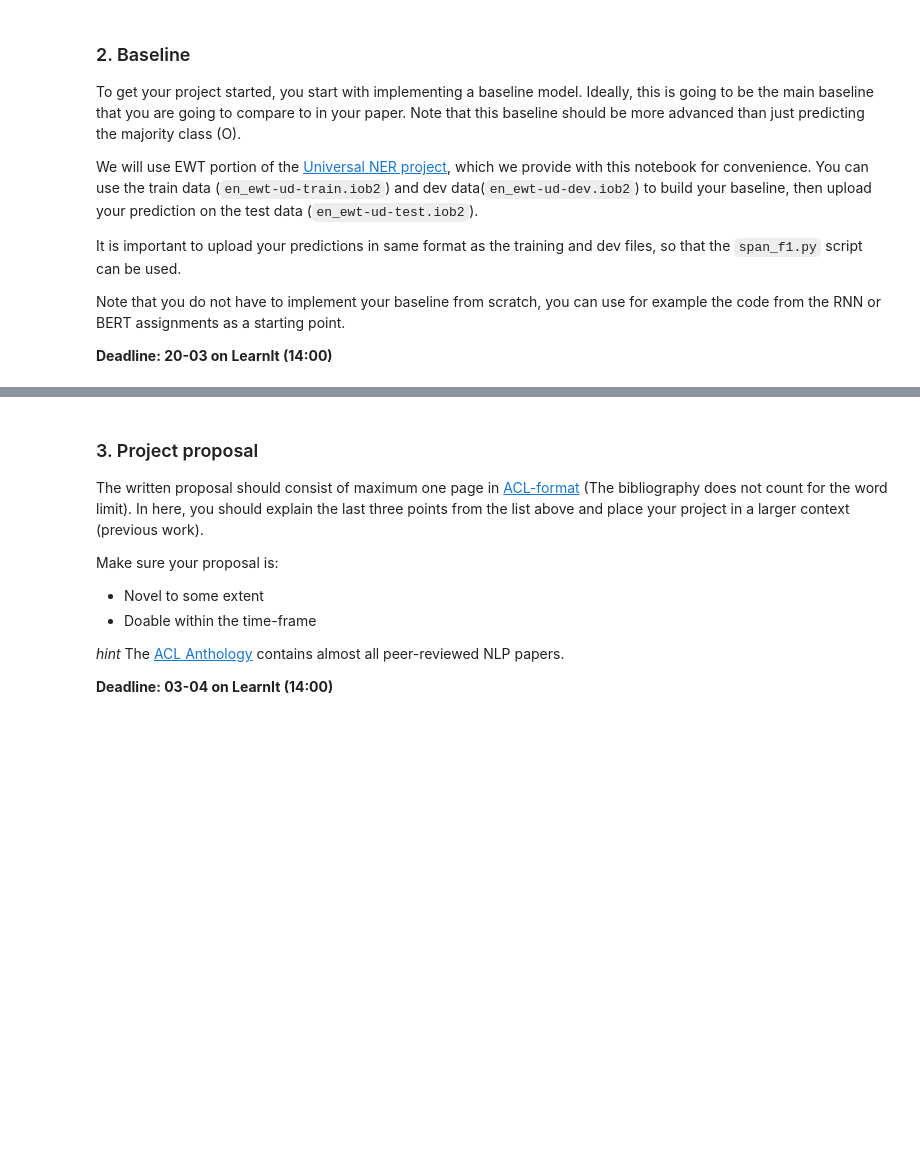
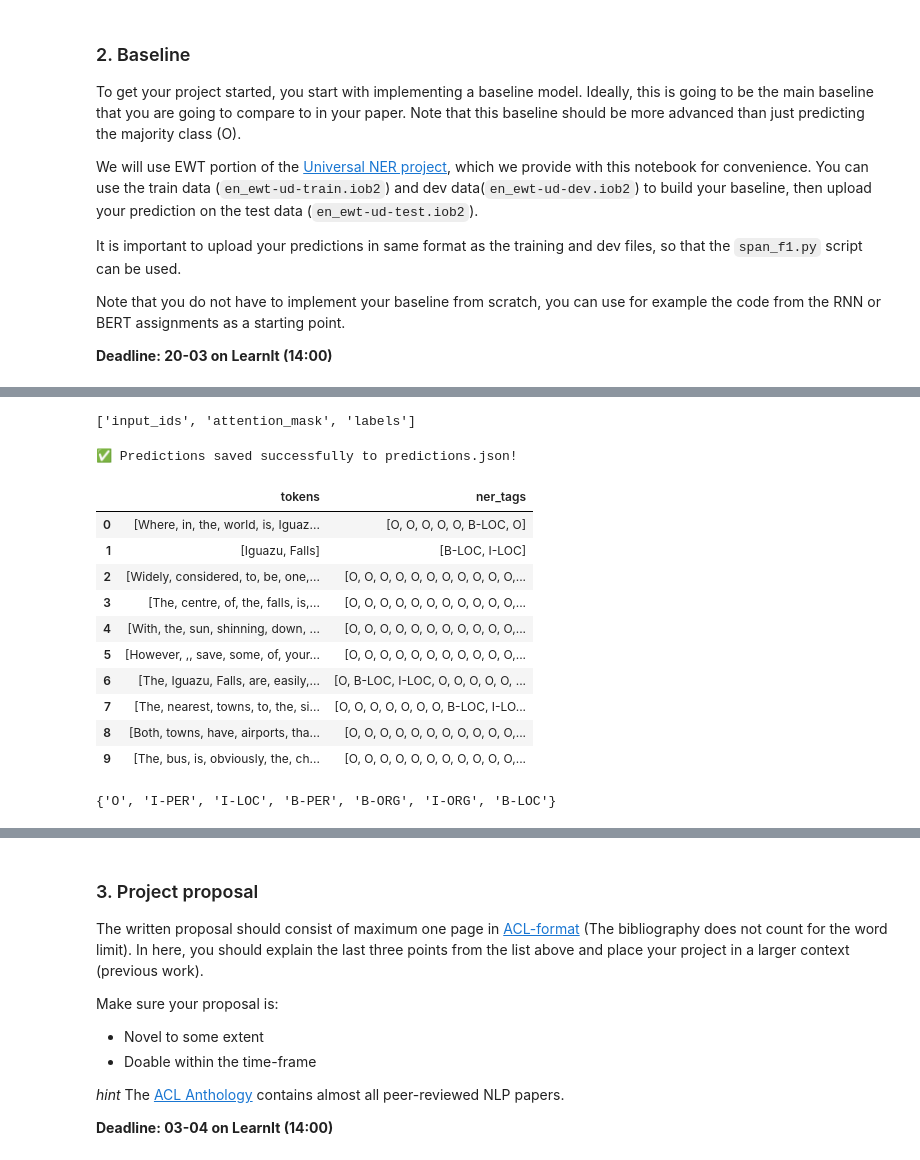
Before and after one commit to kfkfkflmej/NLP_project, a Jupyter notebook: project/project.ipynb, the cells around one changed output, grey strips where cells are left out. Saved outputs shown, nothing was run; the diff lists cells and outputs as text; code cells hidden in the pictures; blank space fills up the shorter version.

Commit message:
trying to implement base model

```diff
--- a/project/project.ipynb
+++ b/project/project.ipynb
@@ -25,0 +362,51 @@ Note that you do not have to implement your baseline from scratch, you can use f
+# %%
+print(small_test_dataset.column_names)
+# %% [output]
+['input_ids', 'attention_mask', 'labels']
+# %%
+# Run inference
+import json
+
+
+model.eval()
+predictions = []
+
+for batch in tqdm(test_dataloader, desc="Predicting"):
+    batch = {key: val.to(device) for key, val in batch.items() if isinstance(val, torch.Tensor)}
+
+    with torch.no_grad():
+        outputs = model(**batch)
+
+    # Convert logits to label indices and ensure they are Python lists
+    preds = torch.argmax(outputs.logits, dim=-1).cpu().numpy().tolist()  # Convert to list
+    predictions.extend(preds)
+
+# Save predictions as a JSON file
+predictions_file = "predictions.json"
+with open(predictions_file, "w") as f:
+    json.dump(predictions, f, indent=4)  # Add indentation for readability
+
+print(f"✅ Predictions saved successfully to {predictions_file}!")
+# %% [output]
+✅ Predictions saved successfully to predictions.json!
+# %%
+import pandas as pd
+df = pd.DataFrame(raw_datasets["train"][:10])  # Show the first 10 training examples
+df
+# %% [output]
+|  | tokens | ner_tags |
+| 0 | [Where, in, the, world, is, Iguaz... | [O, O, O, O, O, B-LOC, O] |
+| 1 | [Iguazu, Falls] | [B-LOC, I-LOC] |
+| 2 | [Widely, considered, to, be, one,... | [O, O, O, O, O, O, O, O, O, O, O,... |
+| 3 | [The, centre, of, the, falls, is,... | [O, O, O, O, O, O, O, O, O, O, O,... |
+| 4 | [With, the, sun, shinning, down, ... | [O, O, O, O, O, O, O, O, O, O, O,... |
+| 5 | [However, ,, save, some, of, your... | [O, O, O, O, O, O, O, O, O, O, O,... |
+| 6 | [The, Iguazu, Falls, are, easily,... | [O, B-LOC, I-LOC, O, O, O, O, O, ... |
+| 7 | [The, nearest, towns, to, the, si... | [O, O, O, O, O, O, O, B-LOC, I-LO... |
+| 8 | [Both, towns, have, airports, tha... | [O, O, O, O, O, O, O, O, O, O, O,... |
+| 9 | [The, bus, is, obviously, the, ch... | [O, O, O, O, O, O, O, O, O, O, O,... |
+# %%
+unique_labels = set(label for labels in raw_datasets["train"]["ner_tags"] for label in labels)
+print(unique_labels)
+# %% [output]
+{'O', 'I-PER', 'I-LOC', 'B-PER', 'B-ORG', 'I-ORG', 'B-LOC'}
```
Also changed, not shown: parts of 14 cells of this notebook, 6 other files.
